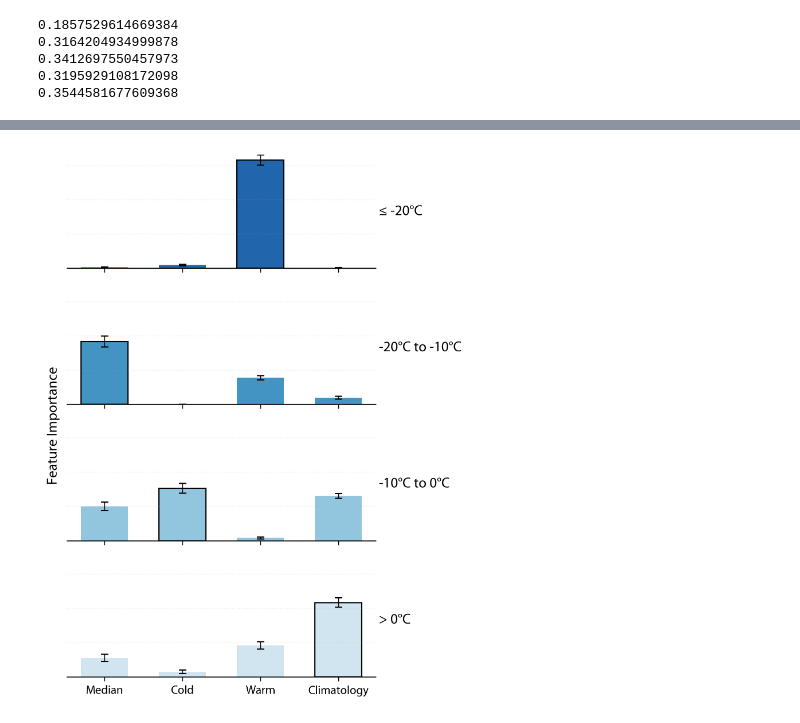
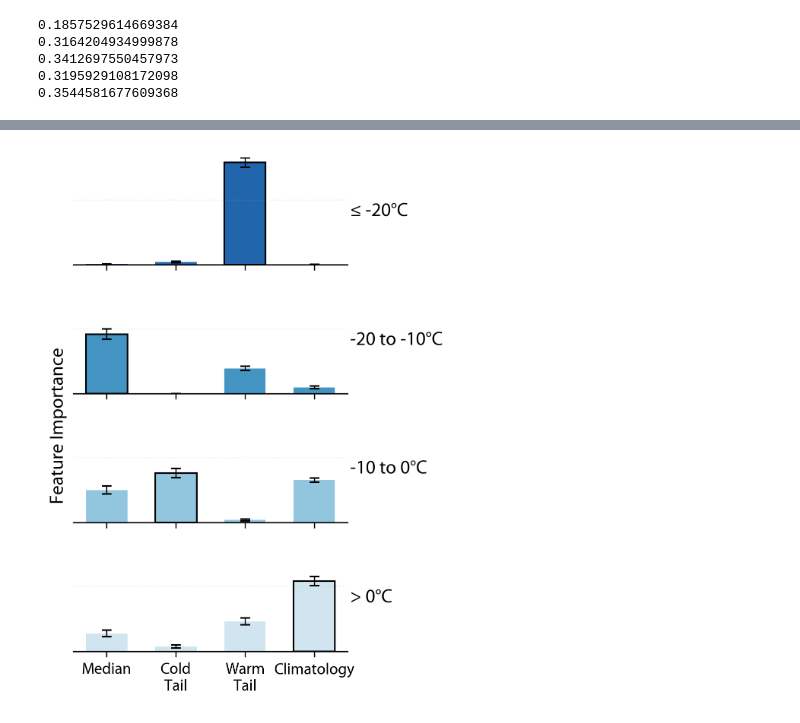
Before and after one commit to cruiseryy/mean_vs_median_temp, a Jupyter notebook: comparison_against_snow.ipynb, the cells around one changed output, grey strips where cells are left out. Saved outputs shown, nothing was run; the diff lists cells and outputs as text; code cells hidden in the pictures.

```diff
--- a/comparison_against_snow.ipynb
+++ b/comparison_against_snow.ipynb
@@ -380,7 +380,10 @@ basemap = ax.pcolormesh(lon, lat, climatology_map_masked,
                        cmap=cmap, norm=norm)
 
 # Add coastlines and gridlines
-ax.coastlines()
+ax.add_feature(cfeature.COASTLINE, linewidth=0.5, color='black')
+ax.add_feature(cfeature.BORDERS, linewidth=0.3, alpha=0.3, color='gray')
+ax.add_feature(cfeature.LAND, color='none', alpha=0)  # Remove land color to show data
+ax.add_feature(cfeature.OCEAN, color='lightgray', alpha=0.3)
 # ax.gridlines()
 ax.set_extent([-180, 180, 20, 90], crs=ccrs.PlateCarree())
 
@@ -465,7 +471,7 @@ def plot_incremental_skill(rr, err):
     return fig
 # %%
 # Group index
-k = 0
+k = 3
 
 # comp_gridded[:,0]: Mar SWE trend from Gottlieb et al. 2024
 # comp_gridded[:,1]: trend of mean temperature
@@ -611,12 +617,12 @@ Climatology: 0.0006
 # %%
 # Plot Shapley values for all temperature categories in a 4x1 grid
-fig, axes = plt.subplots(4, 1, figsize=(4.4, 6.6), sharex=True)
+fig, axes = plt.subplots(4, 1, figsize=(3, 5), sharex=True)
 
 # Define temperature category labels
 temp_categories = [
     "≤ -20°C",
-    "-20°C to -10°C",
-    "-10°C to 0°C",
+    "-20 to -10°C",
+    "-10 to 0°C",
     "> 0°C"
 ]
 
@@ -665,32 +671,33 @@ for idx, (group_key, results) in enumerate(shapley_results.items()):
 
     # Clean up appearance
     ax.tick_params(axis='y', which='both', left=False, labelleft=False)
     ax.spines['top'].set_visible(False)
     ax.spines['right'].set_visible(False)
     ax.spines['left'].set_visible(False)
 
     # Add subtle grid
     ax.grid(axis='y', linestyle=':', alpha=0.2)
 
 # Add x-axis labels only to the bottom subplot
 axes[-1].set_xticks(positions)
-axes[-1].set_xticklabels(feature_names, rotation=0, ha='center', fontsize=10)
+label_names = ['Median', 'Cold\nTail', 'Warm\nTail','Climatology']
+axes[-1].set_xticklabels(label_names, rotation=0, ha='center', fontsize=10)
 
 # Set consistent y-axis limits
 for ax in axes:
     ax.set_ylim(0, max_importance * 1.05)
 
 # Add a single y-axis label
 fig.text(-0.02, 0.5, 'Feature Importance', va='center', rotation='vertical', fontsize=12)
 
 plt.tight_layout()
 plt.subplots_adjust(hspace=0.2, right=0.85)  # Adjusted right margin to make room for labels
 
 # Show and save
 plt.show()
 fig.savefig('figures_new/shapley_values_by_temperature.png',
             transparent=True,
             bbox_inches='tight',
             dpi=600)
 # %% [output]
-[figure, old version]
+[figure, new version]
```
Also changed, not shown: parts of 4 cells of this notebook, 18 other files.
